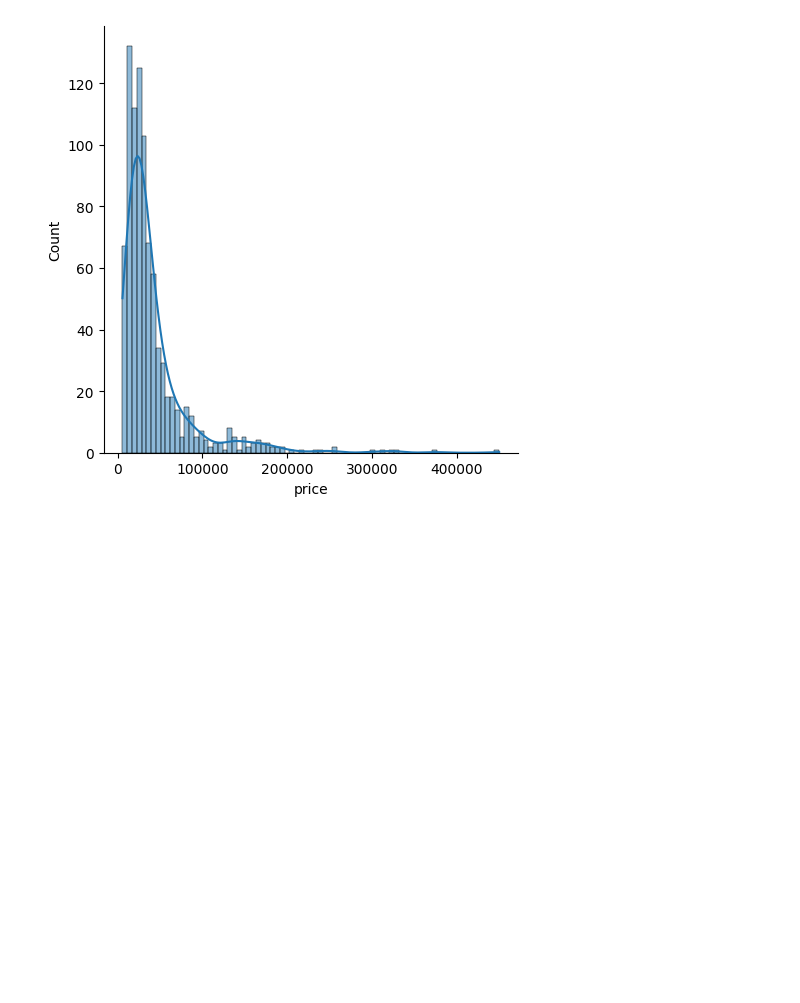
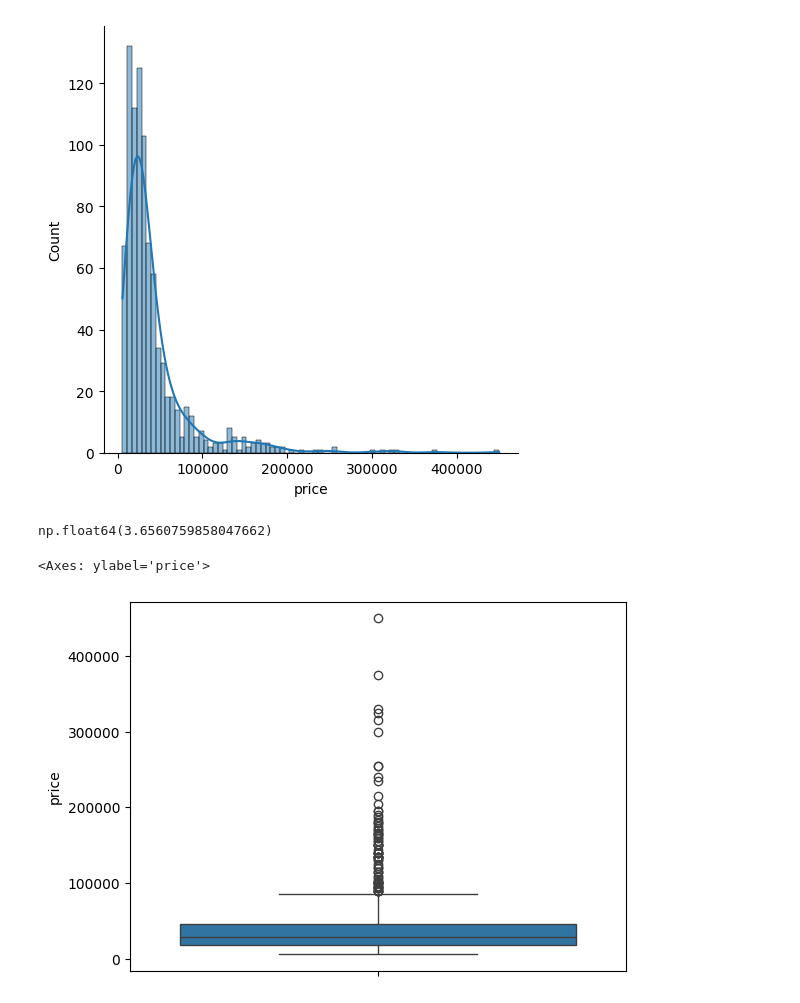
Before and after one commit to adilkamal2478/Adil_Pandas_Data_Preprocessing, a Jupyter notebook: EDA_on_smartphone_data_my_notes.ipynb, the cells around one changed output. Saved outputs shown, nothing was run; the diff lists cells and outputs as text; code cells hidden in the pictures; blank space fills up the shorter version.

```diff
--- a/EDA_on_smartphone_data_my_notes.ipynb
+++ b/EDA_on_smartphone_data_my_notes.ipynb
@@ -125,3 +125,12 @@ sns.displot(kind='hist',data=df,x='price',kde=True)
 # %% [output]
 <seaborn.axisgrid.FacetGrid at 0x...>
 [figure]
+# %%
+df['price'].skew()
+# %% [output]
+np.float64(3.6560759858047662)
+# %%
+sns.boxplot(df['price'])
+# %% [output]
+<Axes: ylabel='price'>
+[figure, added]
```
Also changed, not shown: parts of 14 cells of this notebook.
